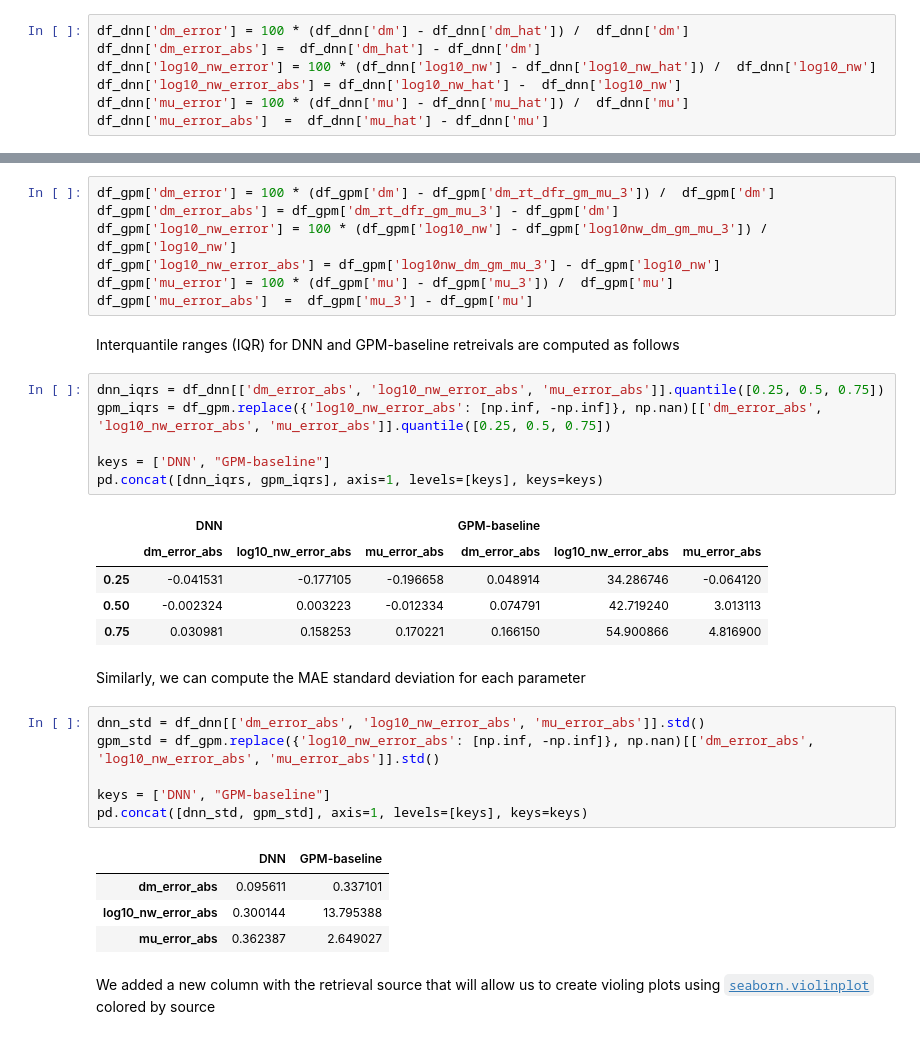
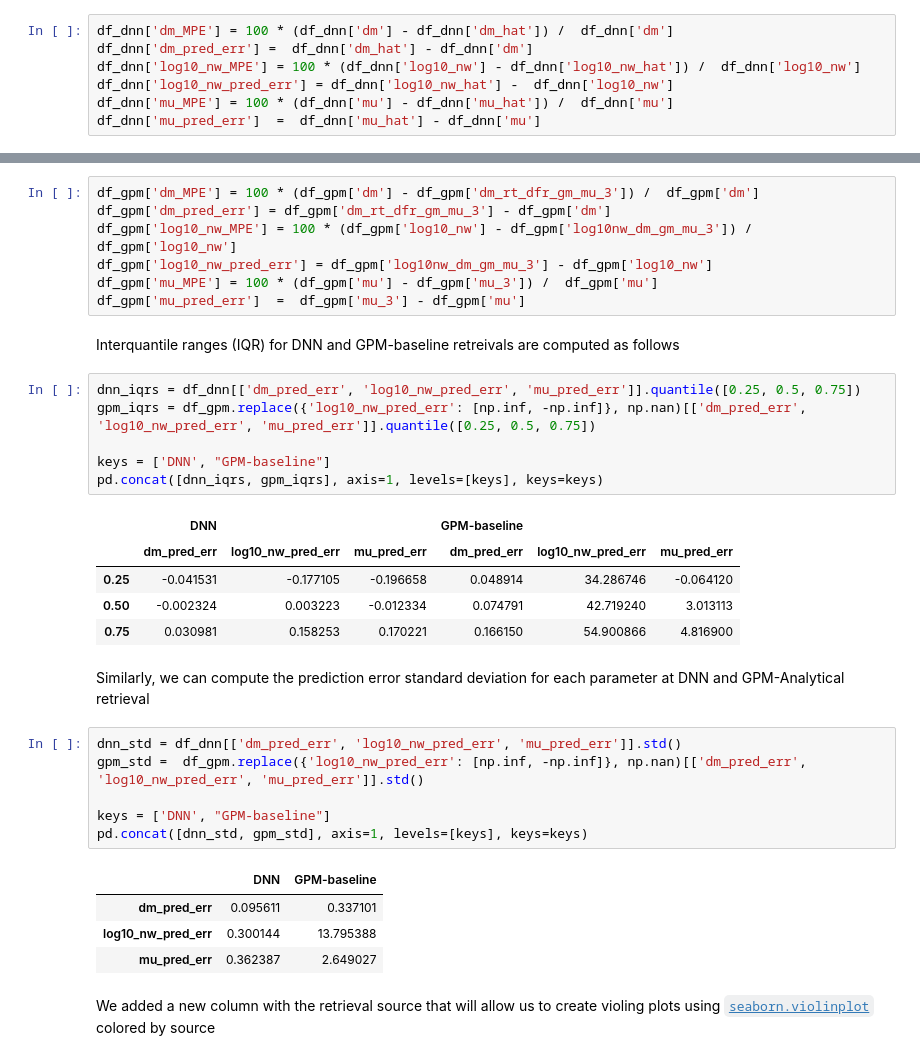
Before and after one commit to aladinor/Ladino_et_al_2025_DNN_PSD_retrieval, a Jupyter notebook: notebooks/3.Rain_retrieval.ipynb, the cells around one changed output, grey strips where cells are left out. Saved outputs shown, nothing was run; the diff lists cells and outputs as text.

```diff
--- a/notebooks/3.Rain_retrieval.ipynb
+++ b/notebooks/3.Rain_retrieval.ipynb
@@ -109,12 +109,12 @@ $$MPE = 100* \lvert  \frac{y - \hat{y}}{y} \rvert$$
 
 Where $y$ is the "true" value and $\hat{y}$ is the estimate value
 # %%
-df_dnn['dm_error'] = 100 * (df_dnn['dm'] - df_dnn['dm_hat']) /  df_dnn['dm']
-df_dnn['dm_error_abs'] =  df_dnn['dm_hat'] - df_dnn['dm']
-df_dnn['log10_nw_error'] = 100 * (df_dnn['log10_nw'] - df_dnn['log10_nw_hat']) /  df_dnn['log10_nw']
-df_dnn['log10_nw_error_abs'] = df_dnn['log10_nw_hat'] -  df_dnn['log10_nw']
-df_dnn['mu_error'] = 100 * (df_dnn['mu'] - df_dnn['mu_hat']) /  df_dnn['mu']
-df_dnn['mu_error_abs']  =  df_dnn['mu_hat'] - df_dnn['mu']
+df_dnn['dm_MPE'] = 100 * (df_dnn['dm'] - df_dnn['dm_hat']) /  df_dnn['dm']
+df_dnn['dm_pred_err'] =  df_dnn['dm_hat'] - df_dnn['dm']
+df_dnn['log10_nw_MPE'] = 100 * (df_dnn['log10_nw'] - df_dnn['log10_nw_hat']) /  df_dnn['log10_nw']
+df_dnn['log10_nw_pred_err'] = df_dnn['log10_nw_hat'] -  df_dnn['log10_nw']
+df_dnn['mu_MPE'] = 100 * (df_dnn['mu'] - df_dnn['mu_hat']) /  df_dnn['mu']
+df_dnn['mu_pred_err']  =  df_dnn['mu_hat'] - df_dnn['mu']
 # %% [markdown]
 Targeting and labeling variables were stored in `Y`, as well as GPM baseline retrievals computed beforehand. We can create a `pandas.DataFrame` with this information
 # %%
@@ -122,39 +122,39 @@ df_gpm = pd.concat([df_test, y_test.reset_index()], axis=1)
 # %% [markdown]
 Similarly, we can compute the performance metrics for each legacy retrieval method
 # %%
-df_gpm['dm_error'] = 100 * (df_gpm['dm'] - df_gpm['dm_rt_dfr_gm_mu_3']) /  df_gpm['dm']
-df_gpm['dm_error_abs'] = df_gpm['dm_rt_dfr_gm_mu_3'] - df_gpm['dm']
-df_gpm['log10_nw_error'] = 100 * (df_gpm['log10_nw'] - df_gpm['log10nw_dm_gm_mu_3']) /  df_gpm['log10_nw']
-df_gpm['log10_nw_error_abs'] = df_gpm['log10nw_dm_gm_mu_3'] - df_gpm['log10_nw']
-df_gpm['mu_error'] = 100 * (df_gpm['mu'] - df_gpm['mu_3']) /  df_gpm['mu']
-df_gpm['mu_error_abs']  =  df_gpm['mu_3'] - df_gpm['mu']
+df_gpm['dm_MPE'] = 100 * (df_gpm['dm'] - df_gpm['dm_rt_dfr_gm_mu_3']) /  df_gpm['dm']
+df_gpm['dm_pred_err'] = df_gpm['dm_rt_dfr_gm_mu_3'] - df_gpm['dm']
+df_gpm['log10_nw_MPE'] = 100 * (df_gpm['log10_nw'] - df_gpm['log10nw_dm_gm_mu_3']) /  df_gpm['log10_nw']
+df_gpm['log10_nw_pred_err'] = df_gpm['log10nw_dm_gm_mu_3'] - df_gpm['log10_nw']
+df_gpm['mu_MPE'] = 100 * (df_gpm['mu'] - df_gpm['mu_3']) /  df_gpm['mu']
+df_gpm['mu_pred_err']  =  df_gpm['mu_3'] - df_gpm['mu']
 # %% [markdown]
 Interquantile ranges (IQR) for DNN and GPM-baseline retreivals are computed as follows
 # %%
-dnn_iqrs = df_dnn[['dm_error_abs', 'log10_nw_error_abs', 'mu_error_abs']].quantile([0.25, 0.5, 0.75])
-gpm_iqrs = df_gpm.replace({'log10_nw_error_abs': [np.inf, -np.inf]}, np.nan)[['dm_error_abs', 'log10_nw_error_abs', 'mu_error_abs']].quantile([0.25, 0.5, 0.75])
+dnn_iqrs = df_dnn[['dm_pred_err', 'log10_nw_pred_err', 'mu_pred_err']].quantile([0.25, 0.5, 0.75])
+gpm_iqrs = df_gpm.replace({'log10_nw_pred_err': [np.inf, -np.inf]}, np.nan)[['dm_pred_err', 'log10_nw_pred_err', 'mu_pred_err']].quantile([0.25, 0.5, 0.75])
 
 keys = ['DNN', "GPM-baseline"]
 pd.concat([dnn_iqrs, gpm_iqrs], axis=1, levels=[keys], keys=keys)
 # %% [output]
 |  | DNN |  |  | GPM-baseline |  |  |
-|  | dm_error_abs | log10_nw_error_abs | mu_error_abs | dm_error_abs | log10_nw_error_abs | mu_error_abs |
+|  | dm_pred_err | log10_nw_pred_err | mu_pred_err | dm_pred_err | log10_nw_pred_err | mu_pred_err |
 | 0.25 | -0.041531 | -0.177105 | -0.196658 | 0.048914 | 34.286746 | -0.064120 |
 | 0.50 | -0.002324 | 0.003223 | -0.012334 | 0.074791 | 42.719240 | 3.013113 |
 | 0.75 | 0.030981 | 0.158253 | 0.170221 | 0.166150 | 54.900866 | 4.816900 |
 # %% [markdown]
-Similarly, we can compute the MAE standard deviation for each parameter
+Similarly, we can compute the prediction error standard deviation for each parameter at DNN and GPM-Analytical retrieval
 # %%
-dnn_std = df_dnn[['dm_error_abs', 'log10_nw_error_abs', 'mu_error_abs']].std()
-gpm_std = df_gpm.replace({'log10_nw_error_abs': [np.inf, -np.inf]}, np.nan)[['dm_error_abs', 'log10_nw_error_abs', 'mu_error_abs']].std()
+dnn_std = df_dnn[['dm_pred_err', 'log10_nw_pred_err', 'mu_pred_err']].std()
+gpm_std =  df_gpm.replace({'log10_nw_pred_err': [np.inf, -np.inf]}, np.nan)[['dm_pred_err', 'log10_nw_pred_err', 'mu_pred_err']].std()
 
 keys = ['DNN', "GPM-baseline"]
 pd.concat([dnn_std, gpm_std], axis=1, levels=[keys], keys=keys)
 # %% [output]
 |  | DNN | GPM-baseline |
-| dm_error_abs | 0.095611 | 0.337101 |
-| log10_nw_error_abs | 0.300144 | 13.795388 |
-| mu_error_abs | 0.362387 | 2.649027 |
+| dm_pred_err | 0.095611 | 0.337101 |
+| log10_nw_pred_err | 0.300144 | 13.795388 |
+| mu_pred_err | 0.362387 | 2.649027 |
 # %% [markdown]
 We added a new column with the retrieval source that will allow us to create violing plots using [`seaborn.violinplot`](https://seaborn.pydata.org/generated/seaborn.violinplot.html) colored by source
 # %%
```
Also changed, not shown: parts of 19 cells of this notebook.
